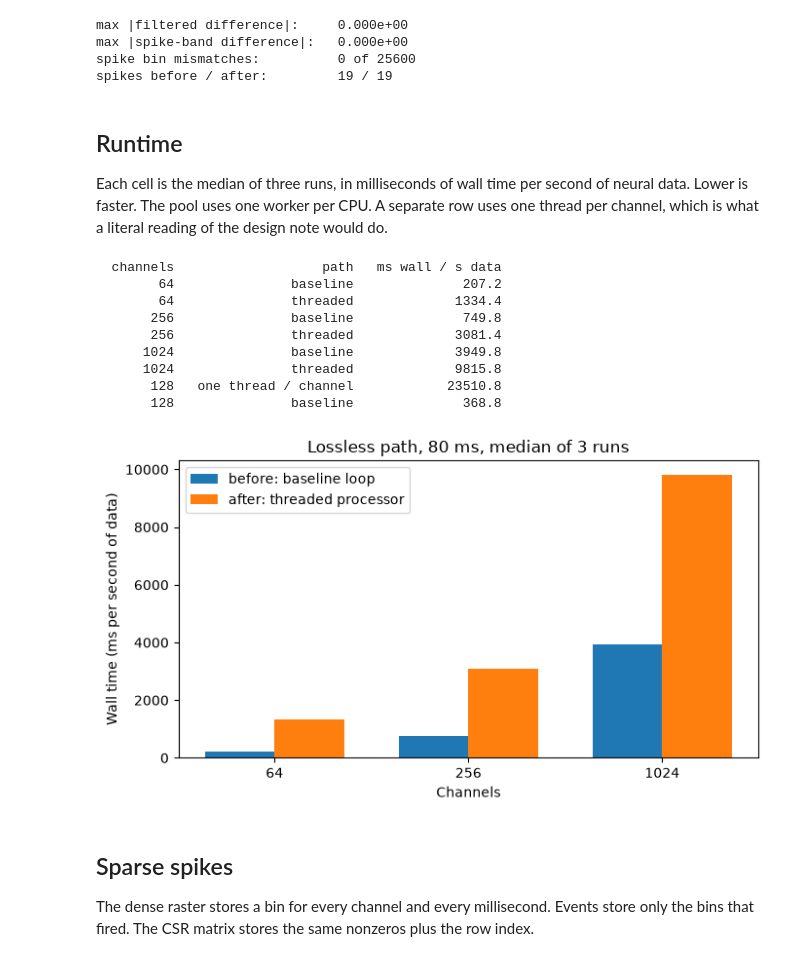
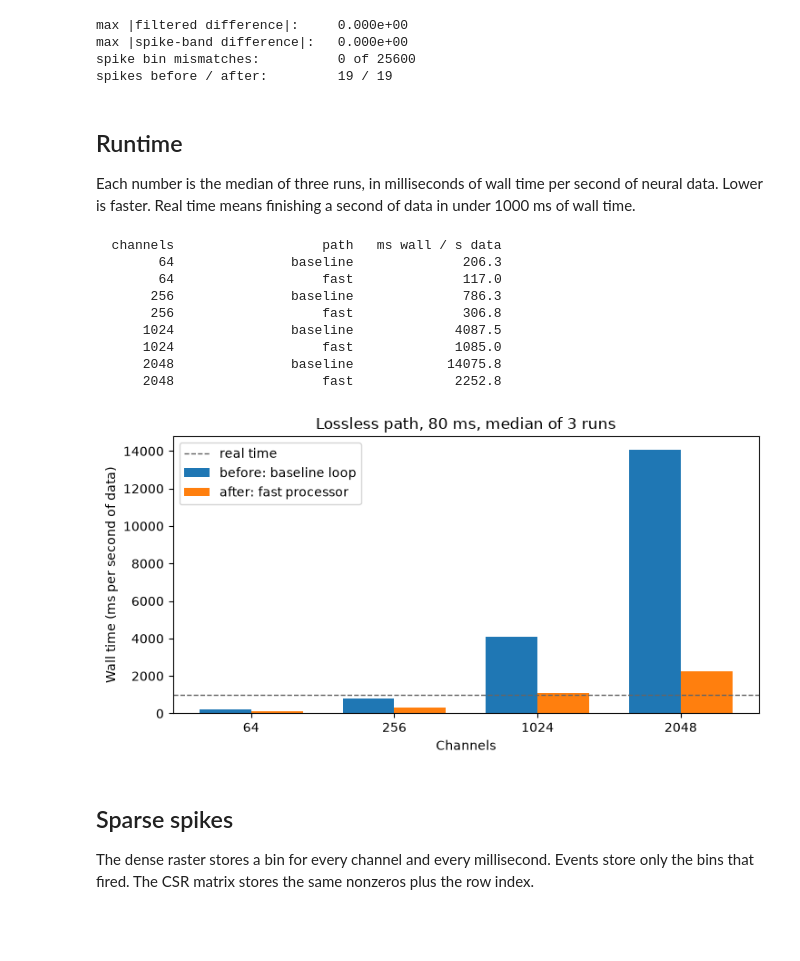
Before and after one commit to bsrihan/neurostream, a Jupyter notebook: notebooks/09-21_optimizations.ipynb, the cells around one changed output. Cells and saved outputs as stored; diff of their text form; code cells hidden in the pictures; blank space fills up the shorter version.

```diff
--- a/notebooks/09-21_optimizations.ipynb
+++ b/notebooks/09-21_optimizations.ipynb
@@ -147,7 +147,7 @@ spikes before / after:         19 / 19
 # %% [markdown]
 ## Runtime
 
-Each cell is the median of three runs, in milliseconds of wall time per second of neural data. Lower is faster. The pool uses one worker per CPU. A separate row uses one thread per channel, which is what a literal reading of the design note would do.
+Each number is the median of three runs, in milliseconds of wall time per second of neural data. Lower is faster. Real time means finishing a second of data in under 1000 ms of wall time.
 # %%
 def median_ms_per_second(fn, neural_seconds, repeats=3):
     samples = []
@@ -160,74 +160,54 @@ def median_ms_per_second(fn, neural_seconds, repeats=3):
 
 timing_ms = 80
 timing_rows = []
-for n_channels in (64, 256, 1024):
+for n_channels in (64, 256, 1024, 2048):
     data, params, thr, group_list = make_recording(n_channels, timing_ms, seed=1)
     neural_seconds = timing_ms / 1000.0
     before_cost = median_ms_per_second(
         lambda data=data, params=params, thr=thr: run_baseline(data, params, thr),
         neural_seconds,
     )
     after_cost = median_ms_per_second(
         lambda data=data, params=params, thr=thr, group_list=group_list: run_optimized(
             data, params, thr, group_list
         ),
         neural_seconds,
     )
     timing_rows.append((n_channels, "baseline", before_cost))
-    timing_rows.append((n_channels, "threaded", after_cost))
-
-per_channel_channels = 128
-per_channel_data, per_channel_params, per_channel_thr, per_channel_groups = make_recording(
-    per_channel_channels, timing_ms, seed=1
-)
-per_channel_cost = median_ms_per_second(
-    lambda: run_optimized(
-        per_channel_data,
-        per_channel_params,
-        per_channel_thr,
-        per_channel_groups,
-        channel_workers=per_channel_channels,
-    ),
-    timing_ms / 1000.0,
-)
-baseline_128 = median_ms_per_second(
-    lambda: run_baseline(per_channel_data, per_channel_params, per_channel_thr),
-    timing_ms / 1000.0,
-)
+    timing_rows.append((n_channels, "fast", after_cost))
 
 print(f"{'channels':>10} {'path':>22} {'ms wall / s data':>18}")
 for n_channels, path, cost in timing_rows:
     print(f"{n_channels:10d} {path:>22} {cost:18.1f}")
-print(f"{per_channel_channels:10d} {'one thread / channel':>22} {per_channel_cost:18.1f}")
-print(f"{per_channel_channels:10d} {'baseline':>22} {baseline_128:18.1f}")
 
-labels = ["64", "256", "1024"]
+labels = ["64", "256", "1024", "2048"]
 before_bars = [row[2] for row in timing_rows if row[1] == "baseline"]
-after_bars = [row[2] for row in timing_rows if row[1] == "threaded"]
+after_bars = [row[2] for row in timing_rows if row[1] == "fast"]
 x = np.arange(len(labels))
 width = 0.36
-fig, ax = plt.subplots(figsize=(7, 4))
+fig, ax = plt.subplots(figsize=(7.5, 4))
 ax.bar(x - width / 2, before_bars, width, label="before: baseline loop")
-ax.bar(x + width / 2, after_bars, width, label="after: threaded processor")
+ax.bar(x + width / 2, after_bars, width, label="after: fast processor")
+ax.axhline(1000, color="0.4", linestyle="--", linewidth=1, label="real time")
 ax.set_xticks(x)
 ax.set_xticklabels(labels)
 ax.set_xlabel("Channels")
 ax.set_ylabel("Wall time (ms per second of data)")
 ax.set_title("Lossless path, 80 ms, median of 3 runs")
 ax.legend()
 fig.tight_layout()
 plt.show()
 # %% [output]
   channels                   path   ms wall / s data
-        64               baseline              207.2
-        64               threaded             1334.4
-       256               baseline              749.8
-       256               threaded             3081.4
-      1024               baseline             3949.8
-      1024               threaded             9815.8
-       128   one thread / channel            23510.8
-       128               baseline              368.8
+        64               baseline              206.3
+        64                   fast              117.0
+       256               baseline              786.3
+       256                   fast              306.8
+      1024               baseline             4087.5
+      1024                   fast             1085.0
+      2048               baseline            14075.8
+      2048                   fast             2252.8
-[figure, old version]
+[figure, new version]
 # %% [markdown]
 ## Sparse spikes
 
```
Also changed, not shown: parts of 3 cells of this notebook, 3 other files.
